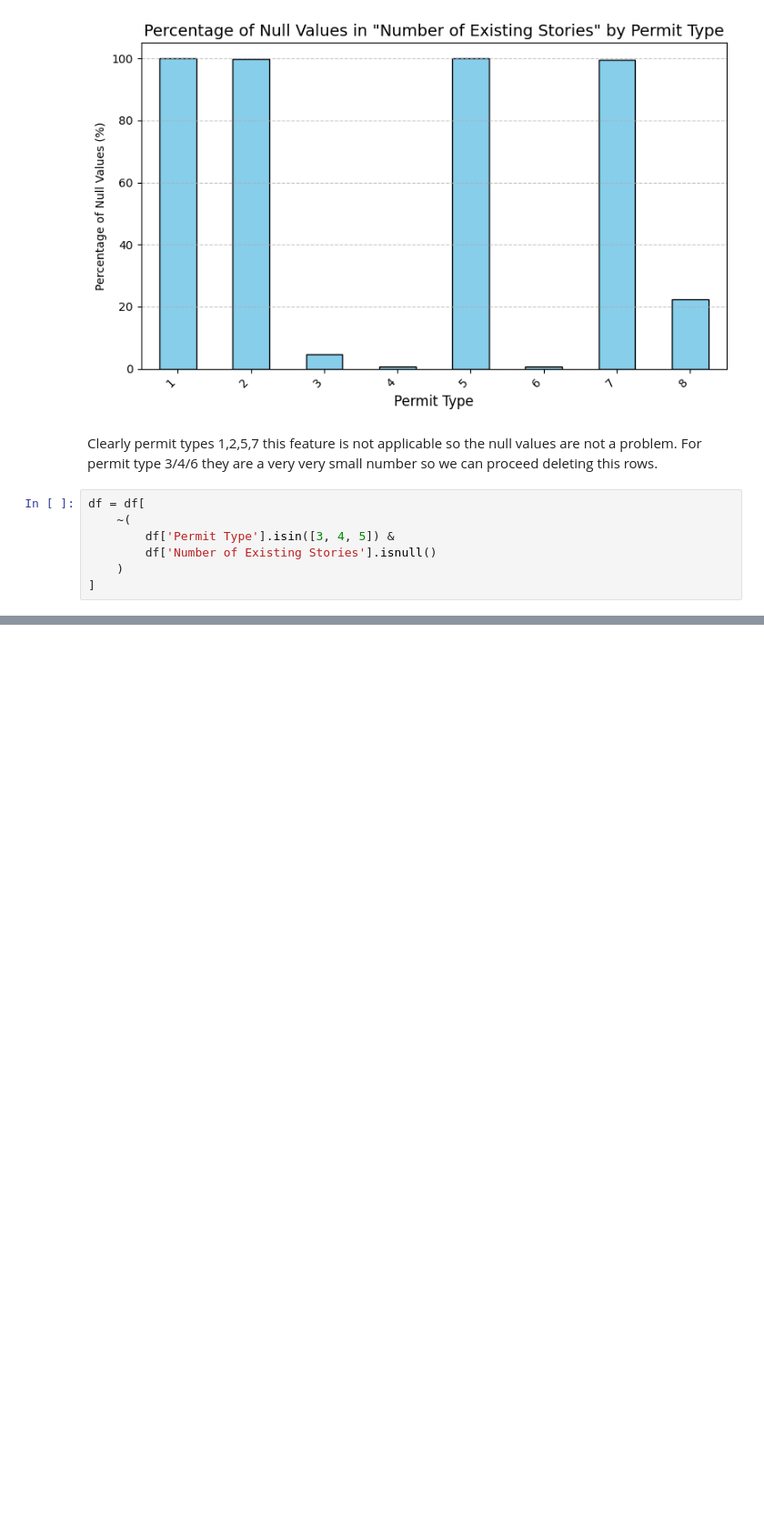
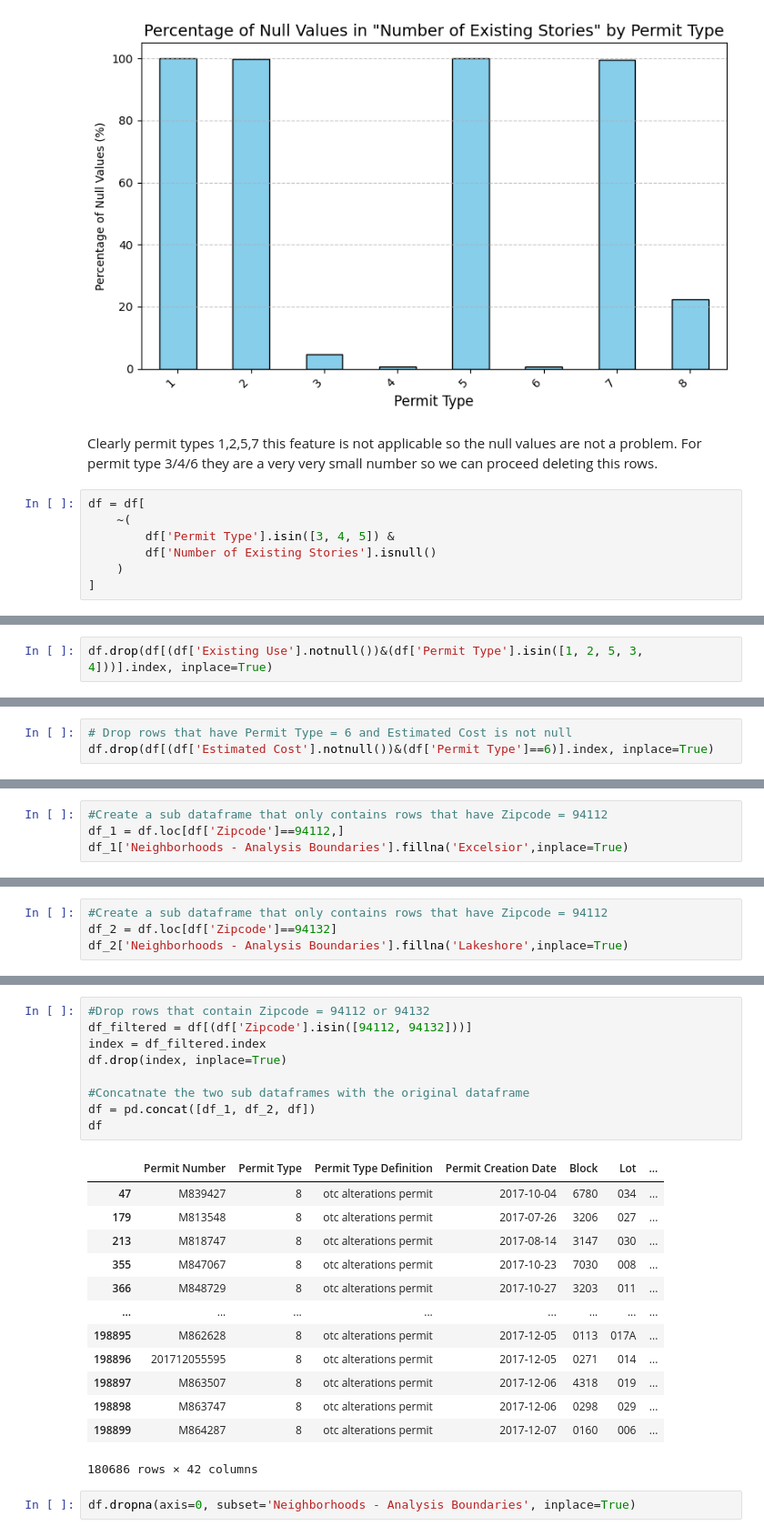
Before and after one commit to tomaz-suller/diq, a Jupyter notebook: notebooks/1-federica.ipynb, the cells around one changed output, grey strips where cells are left out. Shown at 91% size. Drawn from its saved outputs; the diff is of its cells as text; blank space fills up the shorter version.

```diff
--- a/notebooks/1-federica.ipynb
+++ b/notebooks/1-federica.ipynb
@@ -483,0 +537,2 @@ As a result, buildings with an OTC Alteration permit are usually not undergoing
+# %%
+df.drop(df[(df['Existing Use'].notnull())&(df['Permit Type'].isin([1, 2, 5, 3, 4]))].index, inplace=True)
@@ -483,0 +546,3 @@ As a result, buildings with an OTC Alteration permit are usually not undergoing
+# %%
+# Drop rows that have Permit Type = 6 and Estimated Cost is not null
+df.drop(df[(df['Estimated Cost'].notnull())&(df['Permit Type']==6)].index, inplace=True)
@@ -483,0 +584,4 @@ As a result, buildings with an OTC Alteration permit are usually not undergoing
+# %%
+#Create a sub dataframe that only contains rows that have Zipcode = 94112
+df_1 = df.loc[df['Zipcode']==94112,]
+df_1['Neighborhoods - Analysis Boundaries'].fillna('Excelsior',inplace=True)
@@ -483,0 +609,4 @@ As a result, buildings with an OTC Alteration permit are usually not undergoing
+# %%
+#Create a sub dataframe that only contains rows that have Zipcode = 94112
+df_2 = df.loc[df['Zipcode']==94132]
+df_2['Neighborhoods - Analysis Boundaries'].fillna('Lakeshore',inplace=True)
@@ -483,0 +624,25 @@ As a result, buildings with an OTC Alteration permit are usually not undergoing
+# %%
+#Drop rows that contain Zipcode = 94112 or 94132
+df_filtered = df[(df['Zipcode'].isin([94112, 94132]))]
+index = df_filtered.index
+df.drop(index, inplace=True)
+
+#Concatnate the two sub dataframes with the original dataframe
+df = pd.concat([df_1, df_2, df])
+df
+# %% [output]
+|  | Permit Number | Permit Type | Permit Type Definition | Permit Creation Date | Block | Lot | ... |
+| 47 | M839427 | 8 | otc alterations permit | 2017-10-04 | 6780 | 034 | ... |
+| 179 | M813548 | 8 | otc alterations permit | 2017-07-26 | 3206 | 027 | ... |
+| 213 | M818747 | 8 | otc alterations permit | 2017-08-14 | 3147 | 030 | ... |
+| 355 | M847067 | 8 | otc alterations permit | 2017-10-23 | 7030 | 008 | ... |
+| 366 | M848729 | 8 | otc alterations permit | 2017-10-27 | 3203 | 011 | ... |
+| ... | ... | ... | ... | ... | ... | ... | ... |
+| 198895 | M862628 | 8 | otc alterations permit | 2017-12-05 | 0113 | 017A | ... |
+| 198896 | 201712055595 | 8 | otc alterations permit | 2017-12-05 | 0271 | 014 | ... |
+| 198897 | M863507 | 8 | otc alterations permit | 2017-12-06 | 4318 | 019 | ... |
+| 198898 | M863747 | 8 | otc alterations permit | 2017-12-06 | 0298 | 029 | ... |
+| 198899 | M864287 | 8 | otc alterations permit | 2017-12-07 | 0160 | 006 | ... |
+180686 rows × 42 columns
+# %%
+df.dropna(axis=0, subset='Neighborhoods - Analysis Boundaries', inplace=True)
```
Also changed, not shown: parts of 34 cells of this notebook.
